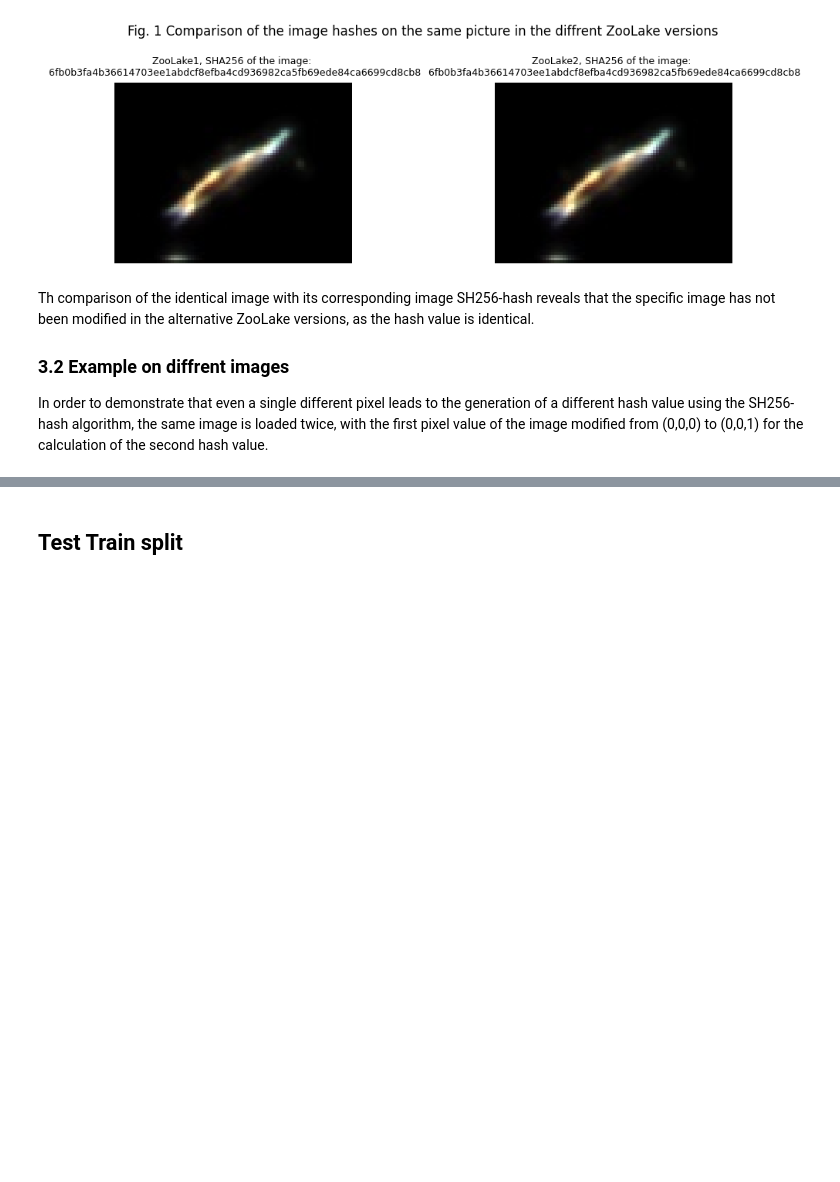
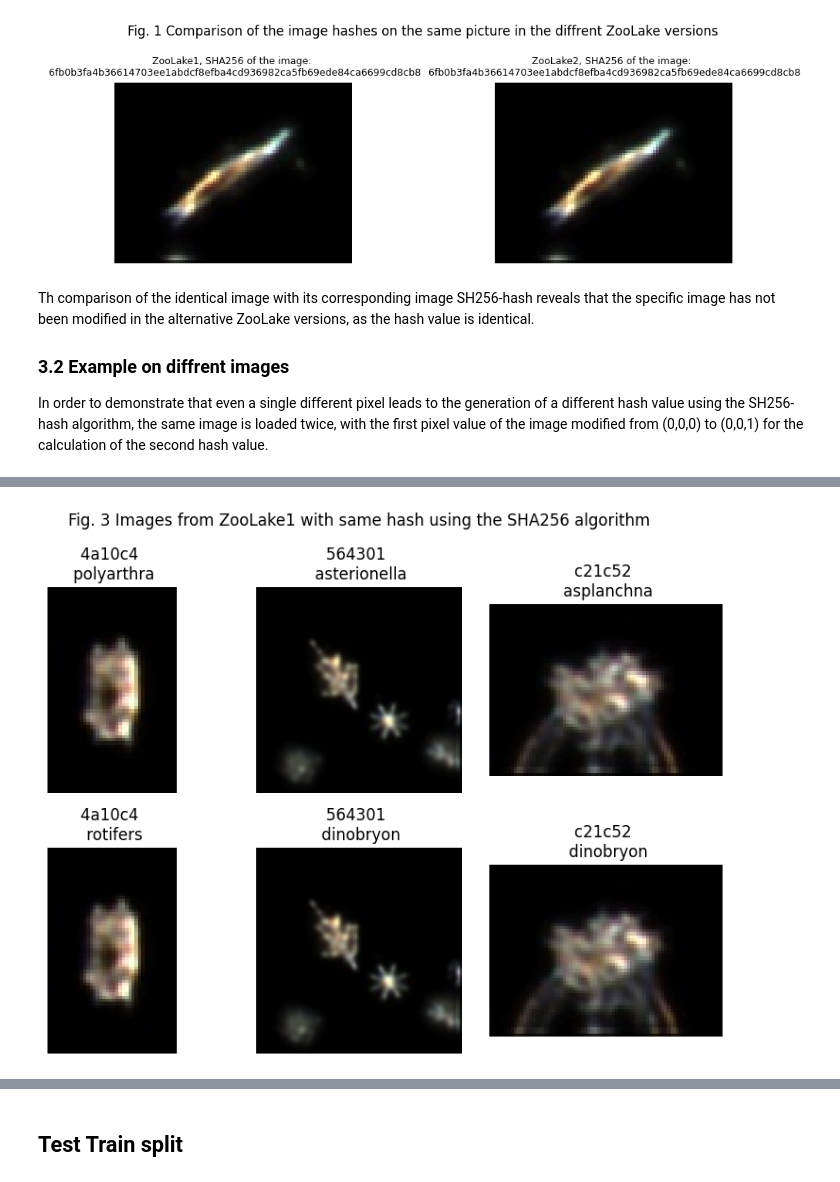
Before and after one commit to JuanFelipeRuiz/lit_ecology_classifier, a Jupyter notebook: notebooks/1_dataset_overview.ipynb, the cells around one changed output, grey strips where cells are left out. Cells and saved outputs as stored; diff of their text form; code cells hidden in the pictures; blank space fills up the shorter version.

Commit message:
Save finished create overview class and chapter 4 and 5 of the notebook

```diff
--- a/notebooks/1_dataset_overview.ipynb
+++ b/notebooks/1_dataset_overview.ipynb
@@ -576,0 +306,9 @@ plot_images_with_same_hash(image_hashes_df, hash_algorithm='hash256', dataset_ve
+# %%
+# define the paths to the data folders of the actual ZooLake versions
+zoolake_version_paths = {
+                "1": os.path.join("data", "raw", "data" ),
+                "2": os.path.join("data", "raw", "ZooLake2"),
+                "OOD": os.path.join("data", "raw", "OODs"),
+            }
+
+overview_creator = CreateOverviewDf(zoolake_version_paths)
@@ -576,0 +397,3 @@ plot_images_with_same_hash(image_hashes_df, hash_algorithm='hash256', dataset_ve
+# %%
+duplicate_df = overview_creator.get_duplicates_df()
+duplicate_df.head()
@@ -576,0 +407,66 @@ plot_images_with_same_hash(image_hashes_df, hash_algorithm='hash256', dataset_ve
+# %%
+
+def plot_duplicates(duplicate_df,
+                    version_path_dic,
+                    dataset_version):
+
+    # get unique hash values
+    unique_hashes = duplicate_df['sha256'].unique()
+
+    # check if no duplicates to create empty plot
+    if len(unique_hashes) == 0:
+
+        text_plot = f'No images with the same hash value inside Zoolake{dataset_version} using the sha256 algorithm '
+        plt.text(0.5, 0.5, s = text_plot, horizontalalignment='center', verticalalignment='center', transform=plt.gca().transAxes)
+        plt.axis('off')
+        plt.tight_layout()
+        return plt
+
+    # limit the number of images to be plotted to the 5 hash values with the most images
+    unique_hashes = duplicate_df.groupby('sha256').size().head().index
+
+    # get the maximum number of images with the same hash value
+    max_images = duplicate_df[duplicate_df['sha256'].isin(unique_hashes)].groupby('sha256').size().max()
+
+
+    # start with generation of plots with
+    fig, axs = plt.subplots( max_images, len(unique_hashes),figsize=(8, 6))
+    for j, hash_value in enumerate(unique_hashes):
+
+        # get images with the same hash value
+        images_df = duplicate_df[duplicate_df['sha256'] == hash_value]
+
+        # order by hash
+        images_df = images_df.sort_values(by='sha256')
+
+        # iterate over each row of the df
+        for i, row in enumerate(images_df.iterrows()):
+
+            # extract each needed value fot the recreation of the path
+            version= str(row[1]['data_set_version'])
+            basepath = version_path_dic[version]
+            plankton_class = row[1]['class']
+            image = row[1]['image']
+
+            # handling of the path for version 1 and 2
+            if version == "1":
+                image_path = os.path.join(basepath, "zooplankton_0p5x", plankton_class, "training_data", image)
+            else:
+                image_path = os.path.join(basepath, plankton_class, image)
+
+            img = mpimg.imread(image_path)
+            axs[i, j].imshow(img)
+            axs[i, j].axis('off')
+            axs[i, j].set_title(f'{hash_value[:6]} \n {row[1]["class"]}')
+
+        # remove empty subplots
+        for k in range(i+1, max_images):
+            fig.delaxes(axs[k, j])
+
+    fig.suptitle(f'Fig. 3 Images from ZooLake{dataset_version} with same hash using the SHA256 algorithm',size = 12)
+    plt.tight_layout()
+
+    return plt
+
+plot_duplicates(duplicate_df, zoolake_version_paths, "1")
+# %% [output]
@@ -576,0 +474 @@ plot_images_with_same_hash(image_hashes_df, hash_algorithm='hash256', dataset_ve
+[figure, added]
```
Also changed, not shown: parts of 48 cells of this notebook, 2 other files.
